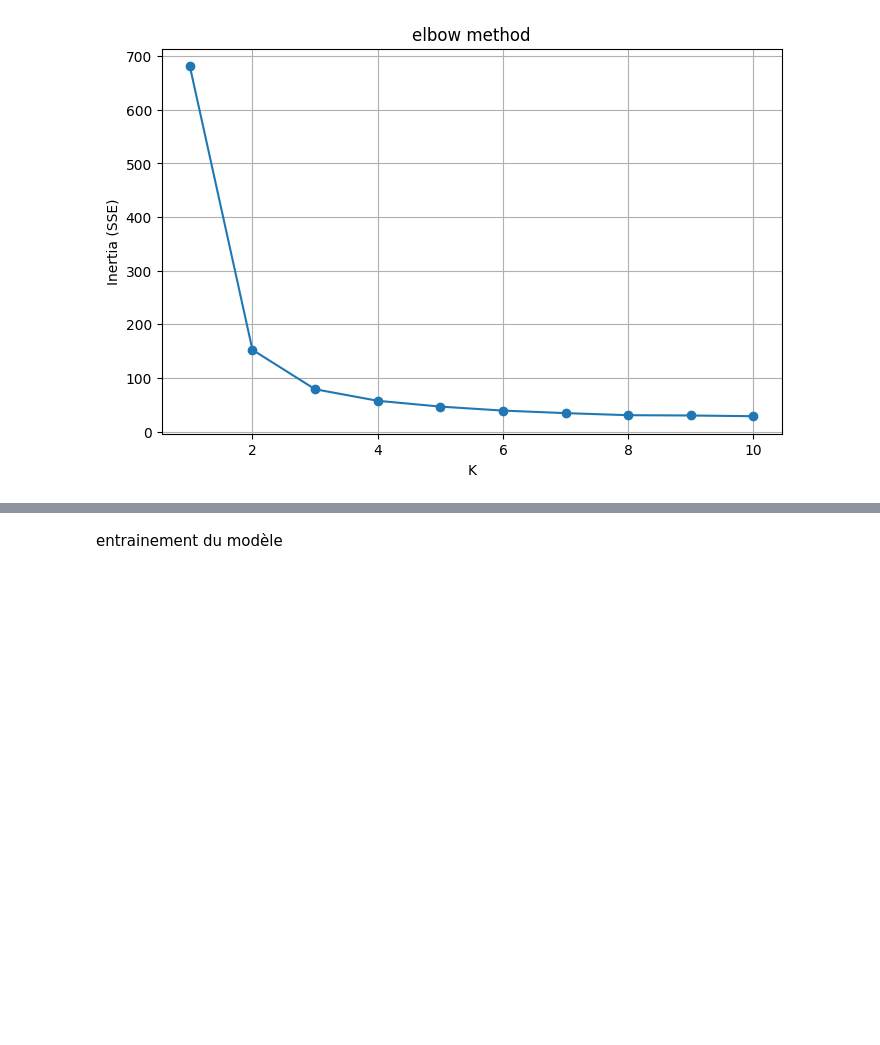
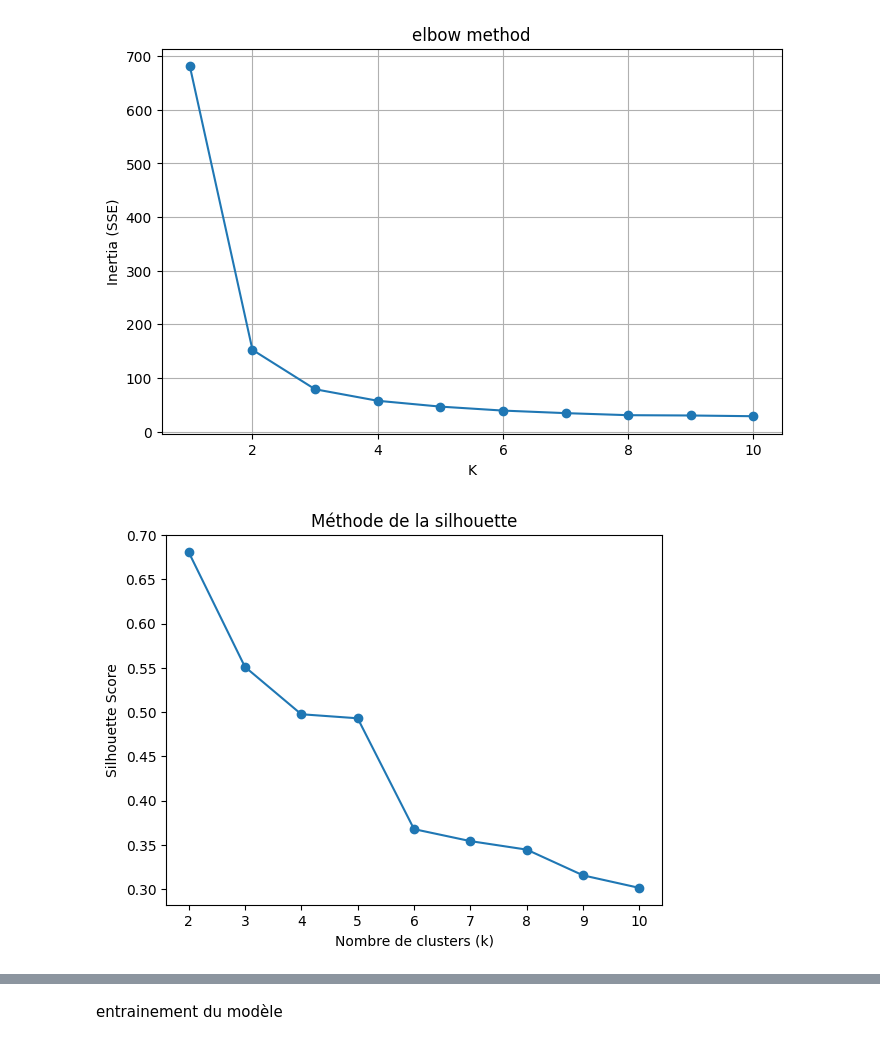
Before and after one commit to bruno-coulet/customer-personality-analysis, a Jupyter notebook: modelisation.ipynb, the cells around one changed output, grey strips where cells are left out. Drawn from its saved outputs; the diff is of its cells as text; code cells hidden in the pictures; blank space fills up the shorter version.

```diff
--- a/modelisation.ipynb
+++ b/modelisation.ipynb
@@ -73,4 +78,23 @@ plt.grid(True)
 plt.show()
 # %% [output]
 [figure]
+# %%
+from sklearn.metrics import silhouette_score
+
+silhouette_scores = []
+k_range = range(2, 11)
+
+for k in k_range:
+    kmeans = KMeans(n_clusters=k, random_state=42)
+    kmeans.fit(X)
+    score = silhouette_score(X, kmeans.labels_)
+    silhouette_scores.append(score)
+
+plt.plot(k_range, silhouette_scores, marker='o')
+plt.xlabel("Nombre de clusters (k)")
+plt.ylabel("Silhouette Score")
+plt.title("Méthode de la silhouette")
+plt.show()
+# %% [output]
+[figure, added]
 # %% [markdown]
```
Also changed, not shown: parts of 10 cells of this notebook, 1 other file.
